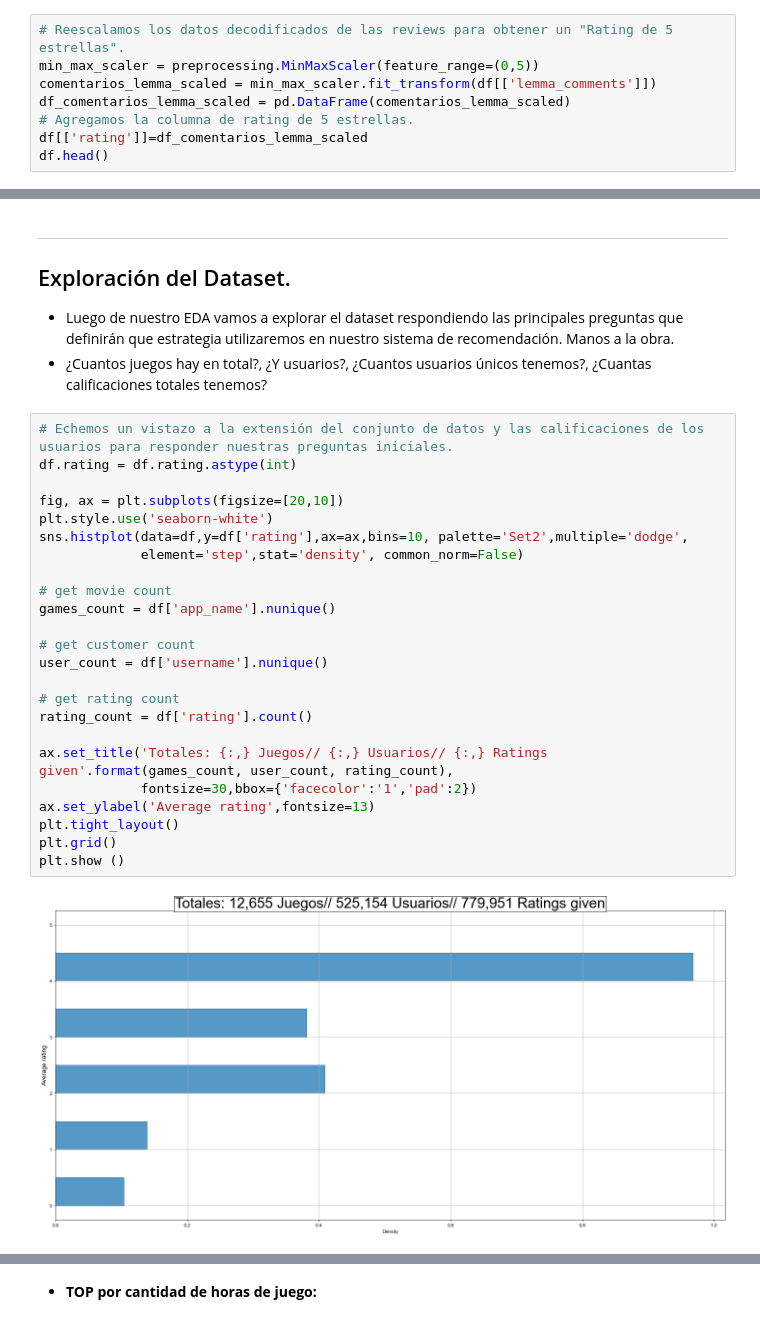
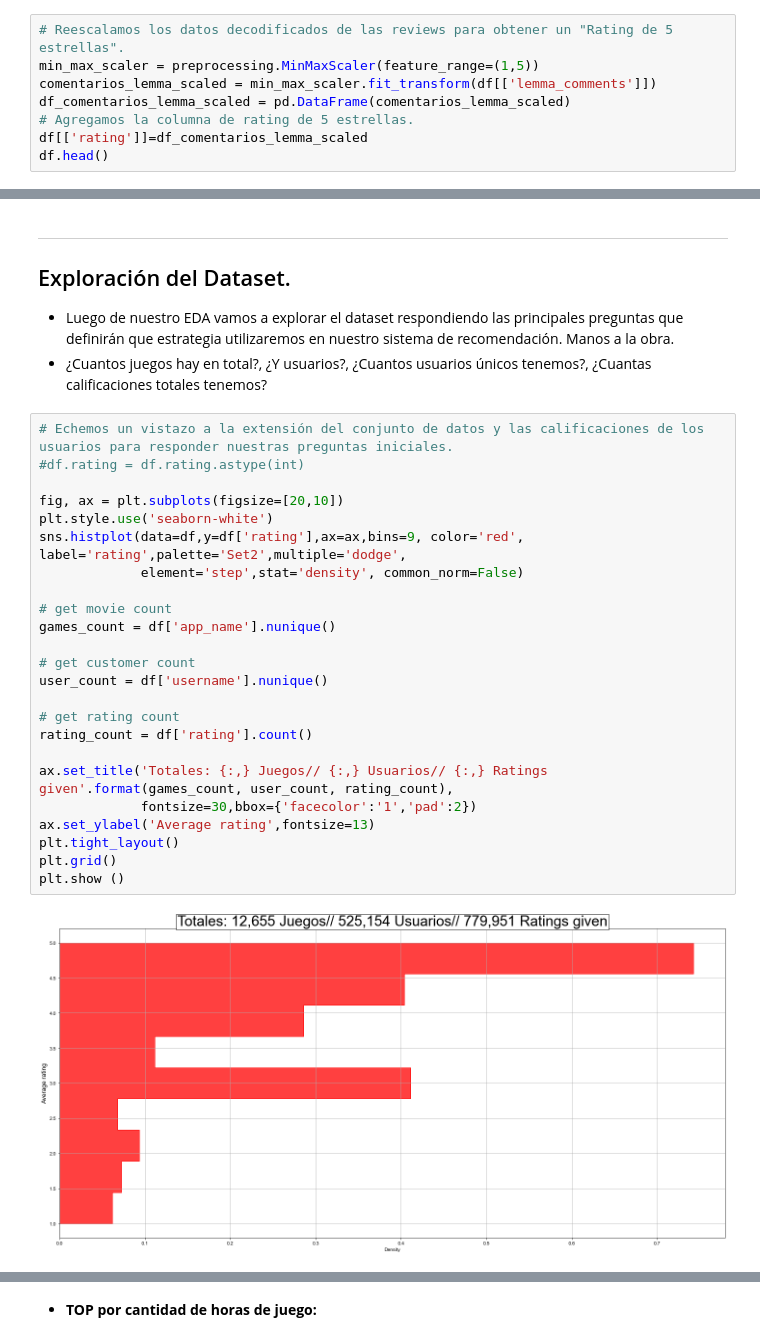
Before and after one commit to datosalaobra/ACAMICA_PROJECT_3, a Jupyter notebook: DiegoRodriguez_Proyecto_03_SR.ipynb, the cells around one changed output, grey strips where cells are left out. Cells and saved outputs as stored; diff of their text form.

```diff
--- a/DiegoRodriguez_Proyecto_03_SR.ipynb
+++ b/DiegoRodriguez_Proyecto_03_SR.ipynb
@@ -371,7 +345,7 @@ def polaridad(text):
 df['lemma_comments']=df['lemma_comments'].apply(polaridad)
 # %%
 # Reescalamos los datos decodificados de las reviews para obtener un "Rating de 5 estrellas".
-min_max_scaler = preprocessing.MinMaxScaler(feature_range=(0,5))
+min_max_scaler = preprocessing.MinMaxScaler(feature_range=(1,5))
 comentarios_lemma_scaled = min_max_scaler.fit_transform(df[['lemma_comments']])
 df_comentarios_lemma_scaled = pd.DataFrame(comentarios_lemma_scaled)
 # Agregamos la columna de rating de 5 estrellas.
@@ -447,27 +421,27 @@ Cantidad de filas y columnas: (779951, 17)
 * ¿Cuantos juegos hay en total?, ¿Y usuarios?, ¿Cuantos usuarios únicos tenemos?, ¿Cuantas calificaciones totales tenemos?
 # %%
 # Echemos un vistazo a la extensión del conjunto de datos y las calificaciones de los usuarios para responder nuestras preguntas iniciales.
-df.rating = df.rating.astype(int)
+#df.rating = df.rating.astype(int)
 
 fig, ax = plt.subplots(figsize=[20,10])
 plt.style.use('seaborn-white')
-sns.histplot(data=df,y=df['rating'],ax=ax,bins=10, palette='Set2',multiple='dodge',
+sns.histplot(data=df,y=df['rating'],ax=ax,bins=9, color='red', label='rating',palette='Set2',multiple='dodge',
              element='step',stat='density', common_norm=False)
 
 # get movie count
 games_count = df['app_name'].nunique()
 
 # get customer count
 user_count = df['username'].nunique()
 
 # get rating count
 rating_count = df['rating'].count()
 
 ax.set_title('Totales: {:,} Juegos// {:,} Usuarios// {:,} Ratings given'.format(games_count, user_count, rating_count),
              fontsize=30,bbox={'facecolor':'1','pad':2})
 ax.set_ylabel('Average rating',fontsize=13)
 plt.tight_layout()
 plt.grid()
 plt.show ()
 # %% [output]
-[figure, old version]
+[figure, new version]
```
Also changed, not shown: parts of 44 cells of this notebook.
